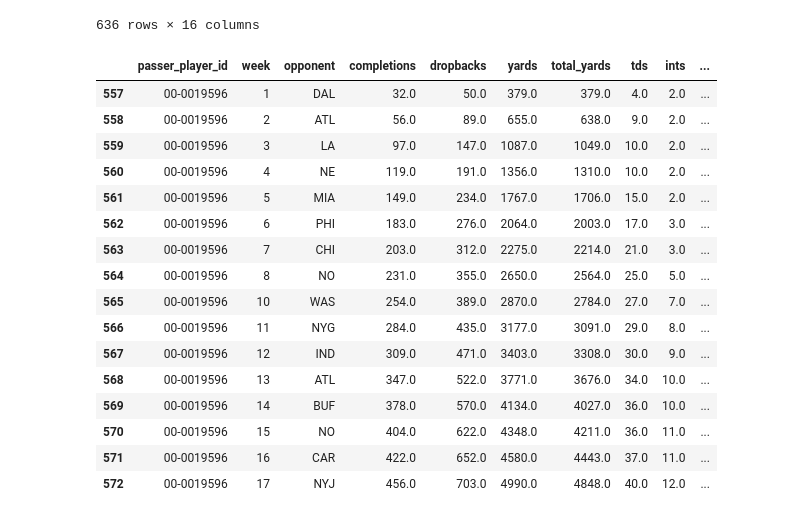
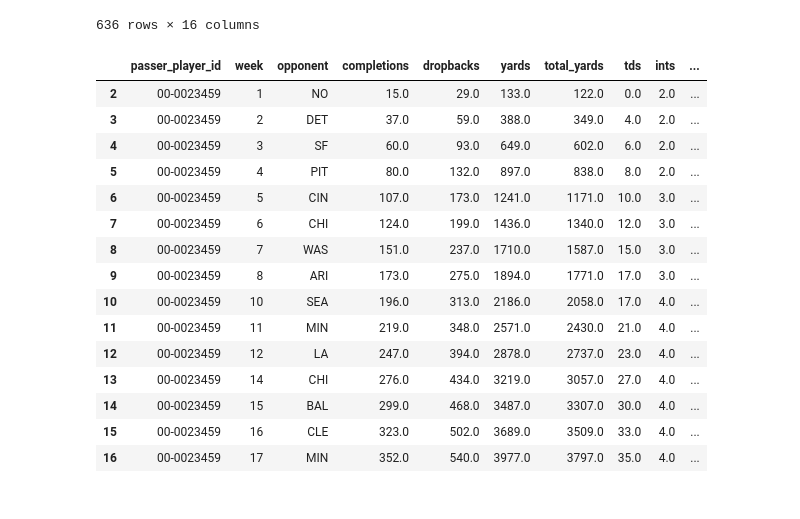
Before and after one commit to naveenv92/nfl-infographics, a Jupyter notebook: notebooks/adjusted_net_yards_winning/adjusted_net_yards_winning.ipynb, the cells around one changed output. Saved outputs shown, nothing was run; the diff lists cells and outputs as text; code cells hidden in the pictures.

```diff
--- a/notebooks/adjusted_net_yards_winning/adjusted_net_yards_winning.ipynb
+++ b/notebooks/adjusted_net_yards_winning/adjusted_net_yards_winning.ipynb
@@ -93,23 +93,22 @@ df_passing_cum
 | 635 | 00-0037013 | 17 | TB | 206.0 | 399.0 | 2247.0 | 1956.0 | 8.0 | 11.0 | ... |
 636 rows × 16 columns
 # %%
-df_passing_cum[df_passing_cum["full_name"] == "Tom Brady"]
+df_passing_cum[df_passing_cum["full_name"] == "Aaron Rodgers"]
 # %% [output]
 |  | passer_player_id | week | opponent | completions | dropbacks | yards | total_yards | tds | ints | ... |
-| 557 | 00-0019596 | 1 | DAL | 32.0 | 50.0 | 379.0 | 379.0 | 4.0 | 2.0 | ... |
-| 558 | 00-0019596 | 2 | ATL | 56.0 | 89.0 | 655.0 | 638.0 | 9.0 | 2.0 | ... |
-| 559 | 00-0019596 | 3 | LA | 97.0 | 147.0 | 1087.0 | 1049.0 | 10.0 | 2.0 | ... |
-| 560 | 00-0019596 | 4 | NE | 119.0 | 191.0 | 1356.0 | 1310.0 | 10.0 | 2.0 | ... |
-| 561 | 00-0019596 | 5 | MIA | 149.0 | 234.0 | 1767.0 | 1706.0 | 15.0 | 2.0 | ... |
-| 562 | 00-0019596 | 6 | PHI | 183.0 | 276.0 | 2064.0 | 2003.0 | 17.0 | 3.0 | ... |
-| 563 | 00-0019596 | 7 | CHI | 203.0 | 312.0 | 2275.0 | 2214.0 | 21.0 | 3.0 | ... |
-| 564 | 00-0019596 | 8 | NO | 231.0 | 355.0 | 2650.0 | 2564.0 | 25.0 | 5.0 | ... |
-| 565 | 00-0019596 | 10 | WAS | 254.0 | 389.0 | 2870.0 | 2784.0 | 27.0 | 7.0 | ... |
-| 566 | 00-0019596 | 11 | NYG | 284.0 | 435.0 | 3177.0 | 3091.0 | 29.0 | 8.0 | ... |
-| 567 | 00-0019596 | 12 | IND | 309.0 | 471.0 | 3403.0 | 3308.0 | 30.0 | 9.0 | ... |
-| 568 | 00-0019596 | 13 | ATL | 347.0 | 522.0 | 3771.0 | 3676.0 | 34.0 | 10.0 | ... |
-| 569 | 00-0019596 | 14 | BUF | 378.0 | 570.0 | 4134.0 | 4027.0 | 36.0 | 10.0 | ... |
-| 570 | 00-0019596 | 15 | NO | 404.0 | 622.0 | 4348.0 | 4211.0 | 36.0 | 11.0 | ... |
-| 571 | 00-0019596 | 16 | CAR | 422.0 | 652.0 | 4580.0 | 4443.0 | 37.0 | 11.0 | ... |
-| 572 | 00-0019596 | 17 | NYJ | 456.0 | 703.0 | 4990.0 | 4848.0 | 40.0 | 12.0 | ... |
+| 2 | 00-0023459 | 1 | NO | 15.0 | 29.0 | 133.0 | 122.0 | 0.0 | 2.0 | ... |
+| 3 | 00-0023459 | 2 | DET | 37.0 | 59.0 | 388.0 | 349.0 | 4.0 | 2.0 | ... |
+| 4 | 00-0023459 | 3 | SF | 60.0 | 93.0 | 649.0 | 602.0 | 6.0 | 2.0 | ... |
+| 5 | 00-0023459 | 4 | PIT | 80.0 | 132.0 | 897.0 | 838.0 | 8.0 | 2.0 | ... |
+| 6 | 00-0023459 | 5 | CIN | 107.0 | 173.0 | 1241.0 | 1171.0 | 10.0 | 3.0 | ... |
+| 7 | 00-0023459 | 6 | CHI | 124.0 | 199.0 | 1436.0 | 1340.0 | 12.0 | 3.0 | ... |
+| 8 | 00-0023459 | 7 | WAS | 151.0 | 237.0 | 1710.0 | 1587.0 | 15.0 | 3.0 | ... |
+| 9 | 00-0023459 | 8 | ARI | 173.0 | 275.0 | 1894.0 | 1771.0 | 17.0 | 3.0 | ... |
+| 10 | 00-0023459 | 10 | SEA | 196.0 | 313.0 | 2186.0 | 2058.0 | 17.0 | 4.0 | ... |
+| 11 | 00-0023459 | 11 | MIN | 219.0 | 348.0 | 2571.0 | 2430.0 | 21.0 | 4.0 | ... |
+| 12 | 00-0023459 | 12 | LA | 247.0 | 394.0 | 2878.0 | 2737.0 | 23.0 | 4.0 | ... |
+| 13 | 00-0023459 | 14 | CHI | 276.0 | 434.0 | 3219.0 | 3057.0 | 27.0 | 4.0 | ... |
+| 14 | 00-0023459 | 15 | BAL | 299.0 | 468.0 | 3487.0 | 3307.0 | 30.0 | 4.0 | ... |
+| 15 | 00-0023459 | 16 | CLE | 323.0 | 502.0 | 3689.0 | 3509.0 | 33.0 | 4.0 | ... |
+| 16 | 00-0023459 | 17 | MIN | 352.0 | 540.0 | 3977.0 | 3797.0 | 35.0 | 4.0 | ... |
 # %%
```
Also changed, not shown: parts of 4 cells of this notebook.
